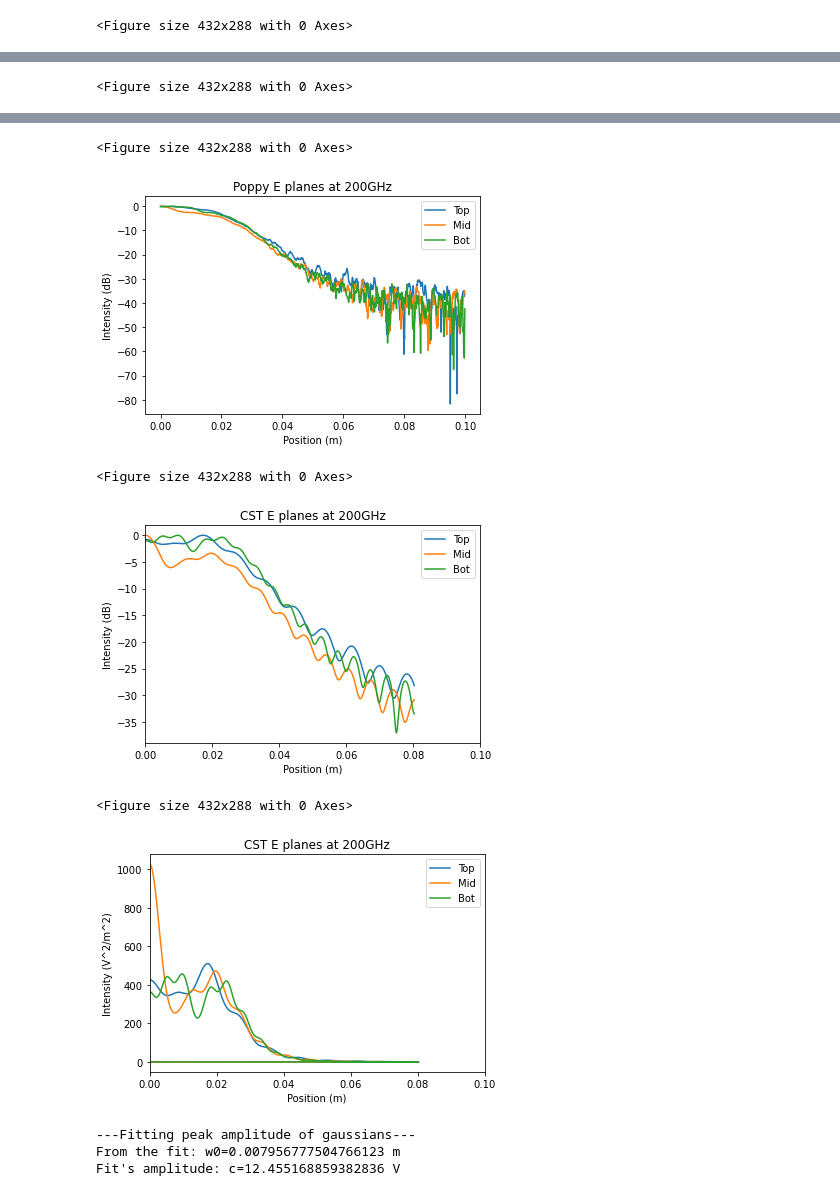
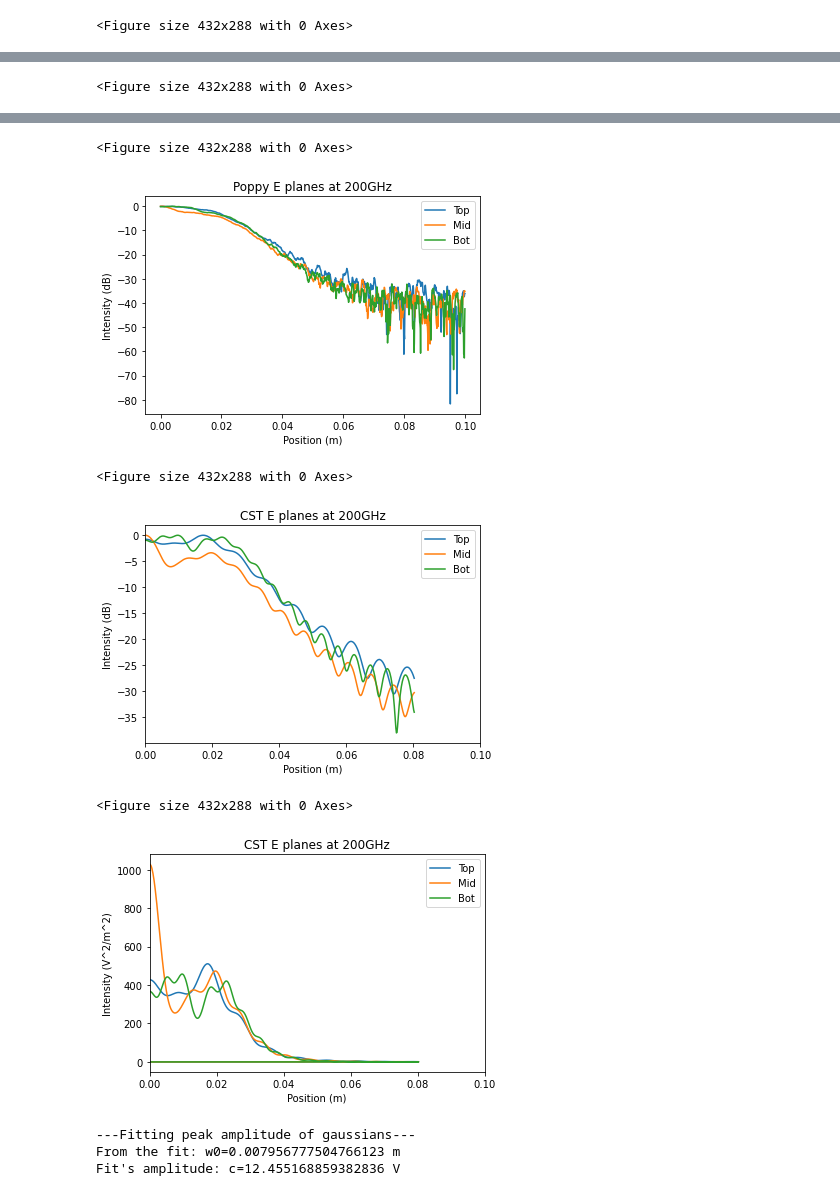
Before and after one commit to GageSiebert/EXCLAIM_Optics, a Jupyter notebook: Tertiary_Only_Comparison.ipynb, the cells around one changed output, grey strips where cells are left out. Drawn from its saved outputs; the diff is of its cells as text; code cells hidden in the pictures.

Commit message:
7/29/2020
Checked effect of higher NFS resolution and higher CST mesh resolution- neither changed the result. (Tertiary comparison)

```diff
--- a/Tertiary_Only_Comparison.ipynb
+++ b/Tertiary_Only_Comparison.ipynb
@@ -5,6 +5,9 @@ import matplotlib.pyplot as plt
 import astropy.units as u
 from astropy import constants as const
 import poppy
+
+rnum=str(4) # what run number should be plotted?
+# original=4, high NFS res=5, high CST mesh res=6, all look the same
 
 ylens=-49.840796
 ybot=-27.8737
@@ -27,8 +30,8 @@ ring = poppy.CircularAperture(radius=0.0381*u.m)
 wf *= ring # cold stop
 
 wf.propagate_fresnel(d[0]) # propogate to bot
-xpower=np.loadtxt('../EXCLAIM_Optics/EXCLAIM_Data/TO_run4/xbeam_bot.txt')
-xpos=np.loadtxt('../EXCLAIM_Optics/EXCLAIM_Data/TO_run4/xbeampos_bot.txt')
+xpower=np.loadtxt('../EXCLAIM_Optics/EXCLAIM_Data/TO_run'+rnum+'/xbeam_bot.txt')
+xpos=np.loadtxt('../EXCLAIM_Optics/EXCLAIM_Data/TO_run'+rnum+'/xbeampos_bot.txt')
 y, x = wf.coordinates()
 plt.figure(1)
 plt.title("Bot E plane at 200GHz")
@@ -46,8 +49,8 @@ plt.show()
 plt.clf()
 
 wf.propagate_fresnel(d[1]) # propogate to mid
-xpower=np.loadtxt('../EXCLAIM_Optics/EXCLAIM_Data/TO_run4/xbeam_mid.txt')
-xpos=np.loadtxt('../EXCLAIM_Optics/EXCLAIM_Data/TO_run4/xbeampos_mid.txt')
+xpower=np.loadtxt('../EXCLAIM_Optics/EXCLAIM_Data/TO_run'+rnum+'/xbeam_mid.txt')
+xpos=np.loadtxt('../EXCLAIM_Optics/EXCLAIM_Data/TO_run'+rnum+'/xbeampos_mid.txt')
 plt.figure(2)
 plt.title("Mid E plane at 200GHz")
 plt.xlabel("Position (m)")
@@ -64,8 +67,8 @@ plt.show()
 plt.clf()
 
 wf.propagate_fresnel(d[2]) # propogate to mid
-xpower=np.loadtxt('../EXCLAIM_Optics/EXCLAIM_Data/TO_run4/xbeam_top.txt')
-xpos=np.loadtxt('../EXCLAIM_Optics/EXCLAIM_Data/TO_run4/xbeampos_top.txt')
+xpower=np.loadtxt('../EXCLAIM_Optics/EXCLAIM_Data/TO_run'+rnum+'/xbeam_top.txt')
+xpos=np.loadtxt('../EXCLAIM_Optics/EXCLAIM_Data/TO_run'+rnum+'/xbeampos_top.txt')
 plt.figure(3)
 plt.title("Top E plane at 200GHz")
 plt.xlabel("Position (m)")
@@ -96,50 +99,50 @@ plt.figure(5)
 plt.title("CST E planes at 200GHz")
 plt.xlabel("Position (m)")
 plt.ylabel("Intensity (dB)")
-xpower=np.loadtxt('../EXCLAIM_Optics/EXCLAIM_Data/TO_run4/xbeam_top.txt')
-xpos=np.loadtxt('../EXCLAIM_Optics/EXCLAIM_Data/TO_run4/xbeampos_top.txt')
+xpower=np.loadtxt('../EXCLAIM_Optics/EXCLAIM_Data/TO_run'+rnum+'/xbeam_top.txt')
+xpos=np.loadtxt('../EXCLAIM_Optics/EXCLAIM_Data/TO_run'+rnum+'/xbeampos_top.txt')
 temp=np.max(10*np.log10(xpower))
 plt.plot(xpos/100,10*np.log10(xpower)-temp,label='Top')
-xpower=np.loadtxt('../EXCLAIM_Optics/EXCLAIM_Data/TO_run4/xbeam_mid.txt')
-xpos=np.loadtxt('../EXCLAIM_Optics/EXCLAIM_Data/TO_run4/xbeampos_mid.txt')
+xpower=np.loadtxt('../EXCLAIM_Optics/EXCLAIM_Data/TO_run'+rnum+'/xbeam_mid.txt')
+xpos=np.loadtxt('../EXCLAIM_Optics/EXCLAIM_Data/TO_run'+rnum+'/xbeampos_mid.txt')
 temp=np.max(10*np.log10(xpower))
 plt.plot(xpos/100,10*np.log10(xpower)-temp,label='Mid')
-xpower=np.loadtxt('../EXCLAIM_Optics/EXCLAIM_Data/TO_run4/xbeam_bot.txt')
-xpos=np.loadtxt('../EXCLAIM_Optics/EXCLAIM_Data/TO_run4/xbeampos_bot.txt')
+xpower=np.loadtxt('../EXCLAIM_Optics/EXCLAIM_Data/TO_run'+rnum+'/xbeam_bot.txt')
+xpos=np.loadtxt('../EXCLAIM_Optics/EXCLAIM_Data/TO_run'+rnum+'/xbeampos_bot.txt')
 temp=np.max(10*np.log10(xpower))
 plt.plot(xpos/100,10*np.log10(xpower)-temp,label='Bot')
 plt.legend()
 plt.xlim([0,0.1])
 plt.show()
 plt.clf()
 
 
 plt.figure(6)
 plt.title("CST E planes at 200GHz")
 plt.xlabel("Position (m)")
 plt.ylabel("Intensity (V^2/m^2)")
-xpower=np.loadtxt('../EXCLAIM_Optics/EXCLAIM_Data/TO_run4/xbeam_top.txt')
-xpos=np.loadtxt('../EXCLAIM_Optics/EXCLAIM_Data/TO_run4/xbeampos_top.txt')
+xpower=np.loadtxt('../EXCLAIM_Optics/EXCLAIM_Data/TO_run'+rnum+'/xbeam_top.txt')
+xpos=np.loadtxt('../EXCLAIM_Optics/EXCLAIM_Data/TO_run'+rnum+'/xbeampos_top.txt')
 plt.plot(xpos/100,xpower,label='Top')
-xpower=np.loadtxt('../EXCLAIM_Optics/EXCLAIM_Data/TO_run4/xbeam_mid.txt')
-xpos=np.loadtxt('../EXCLAIM_Optics/EXCLAIM_Data/TO_run4/xbeampos_mid.txt')
+xpower=np.loadtxt('../EXCLAIM_Optics/EXCLAIM_Data/TO_run'+rnum+'/xbeam_mid.txt')
+xpos=np.loadtxt('../EXCLAIM_Optics/EXCLAIM_Data/TO_run'+rnum+'/xbeampos_mid.txt')
 plt.plot(xpos/100,xpower,label='Mid')
-xpower=np.loadtxt('../EXCLAIM_Optics/EXCLAIM_Data/TO_run4/xbeam_bot.txt')
-xpos=np.loadtxt('../EXCLAIM_Optics/EXCLAIM_Data/TO_run4/xbeampos_bot.txt')
+xpower=np.loadtxt('../EXCLAIM_Optics/EXCLAIM_Data/TO_run'+rnum+'/xbeam_bot.txt')
+xpos=np.loadtxt('../EXCLAIM_Optics/EXCLAIM_Data/TO_run'+rnum+'/xbeampos_bot.txt')
 plt.plot(xpos/100,xpower,label='Bot')
 plt.legend()
 plt.xlim([0,0.1])
 plt.show()
 # %% [output]
 [figure]
 <Figure size 432x288 with 0 Axes>
 [figure]
 <Figure size 432x288 with 0 Axes>
 [figure]
 <Figure size 432x288 with 0 Axes>
 [figure]
 <Figure size 432x288 with 0 Axes>
-[figure, old version]
+[figure, new version]
 <Figure size 432x288 with 0 Axes>
 [figure]
 # %%
```
Also changed, not shown: 12 other files.
